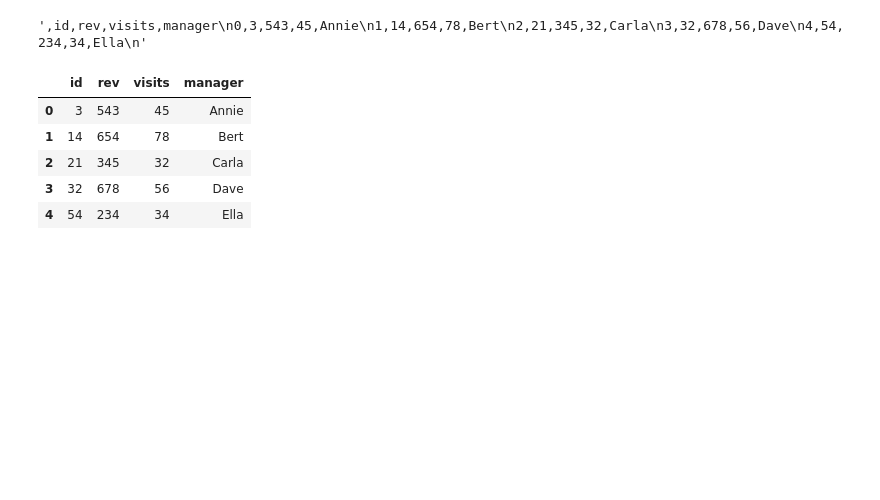
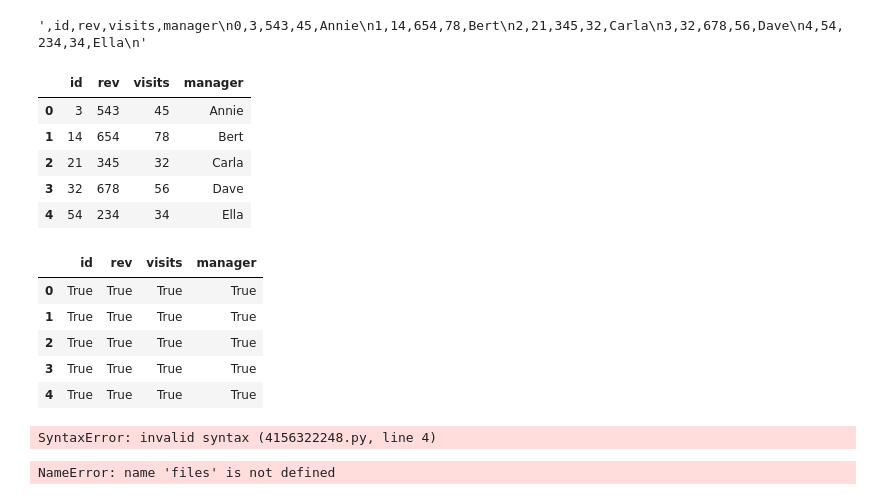
Before and after one commit to datatalking/Springer_Python_Marketing_Analytics, a Jupyter notebook: Part_One/Chapter_Two.ipynb, the cells around one changed output. Drawn from its saved outputs; the diff is of its cells as text; code cells hidden in the pictures; blank space fills up the shorter version.

```diff
--- a/Part_One/Chapter_Two.ipynb
+++ b/Part_One/Chapter_Two.ipynb
@@ -1018,3 +1018,25 @@ store_df_from_csv
 | 2 | 21 | 345 | 32 | Carla |
 | 3 | 32 | 678 | 56 | Dave |
 | 4 | 54 | 234 | 34 | Ella |
+# %%
+store_df == store_df_from_csv
+# %% [output]
+|  | id | rev | visits | manager |
+| 0 | True | True | True | True |
+| 1 | True | True | True | True |
+| 2 | True | True | True | True |
+| 3 | True | True | True | True |
+| 4 | True | True | True | True |
+# %%
+#168
+from.google.colab import files
+files.upload('store_df.csv')
+or # if already in colab
+files.download('store_df.csv')
+# %% [output]
+SyntaxError: invalid syntax (4156322248.py, line 4)
+# %%
+#169
+files.upload
+# %% [output]
+NameError: name 'files' is not defined
```
Also changed, not shown: parts of 4 cells of this notebook, 1 other file.
